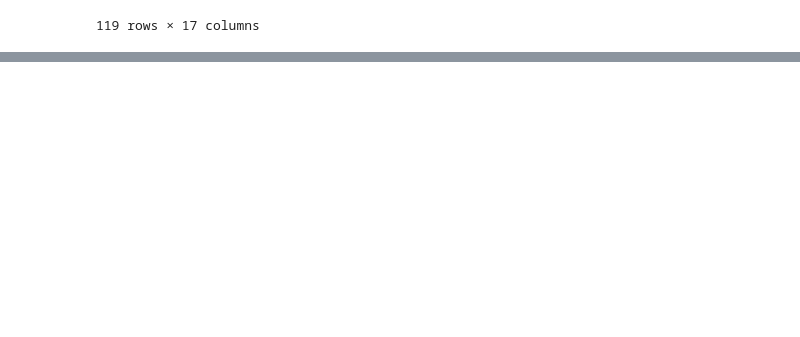
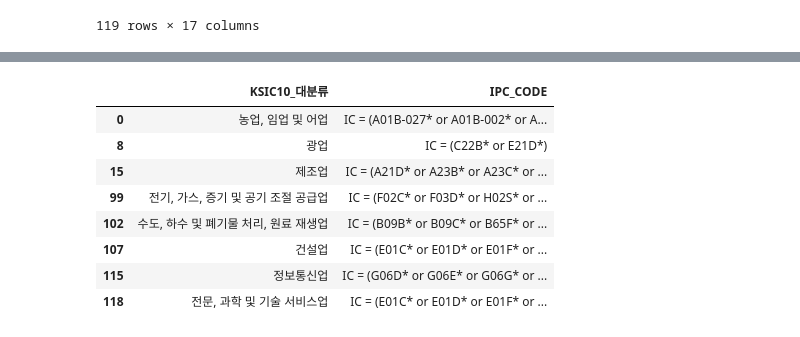
Before and after one commit to patent-analysis-compa/KSIC_IPC, a Jupyter notebook: KSIC_IPC연계.ipynb, the cells around one changed output, grey strips where cells are left out. Saved outputs shown, nothing was run; the diff lists cells and outputs as text; code cells hidden in the pictures; blank space fills up the shorter version.

Commit message:
KSIC 연계 코드 수정

```diff
--- a/KSIC_IPC연계.ipynb
+++ b/KSIC_IPC연계.ipynb
@@ -1138,0 +923,4 @@ concordance.to_csv('국세청업종코드-KSIC10-KSIC9-IPC_final_{}.csv'.format(
+# %%
+concordance = pd.read_csv('국세청업종코드-KSIC10-KSIC9-IPC_final_0903.csv')
+# %%
+concordance = concordance[['KSIC10_대분류', 'IPC_CODE']].drop_duplicates()
@@ -1138,0 +940,14 @@ concordance.to_csv('국세청업종코드-KSIC10-KSIC9-IPC_final_{}.csv'.format(
+# %%
+concordance.loc[concordance['KSIC10_대분류'] == '제조업', 'IPC_CODE'] = 'IC = ' + ' or '.join(concordance.loc[concordance['KSIC10_대분류'] == '제조업', 'IPC_CODE'].apply(lambda x: x.replace('IC = ', '')))
+# %%
+concordance.drop_duplicates(inplace=True); concordance
+# %% [output]
+|  | KSIC10_대분류 | IPC_CODE |
+| 0 | 농업, 임업 및 어업 | IC = (A01B-027* or A01B-002* or A... |
+| 8 | 광업 | IC = (C22B* or E21D*) |
+| 15 | 제조업 | IC = (A21D* or A23B* or A23C* or ... |
+| 99 | 전기, 가스, 증기 및 공기 조절 공급업 | IC = (F02C* or F03D* or H02S* or ... |
+| 102 | 수도, 하수 및 폐기물 처리, 원료 재생업 | IC = (B09B* or B09C* or B65F* or ... |
+| 107 | 건설업 | IC = (E01C* or E01D* or E01F* or ... |
+| 115 | 정보통신업 | IC = (G06D* or G06E* or G06G* or ... |
+| 118 | 전문, 과학 및 기술 서비스업 | IC = (E01C* or E01D* or E01F* or ... |
```
Also changed, not shown: parts of 31 cells of this notebook.
